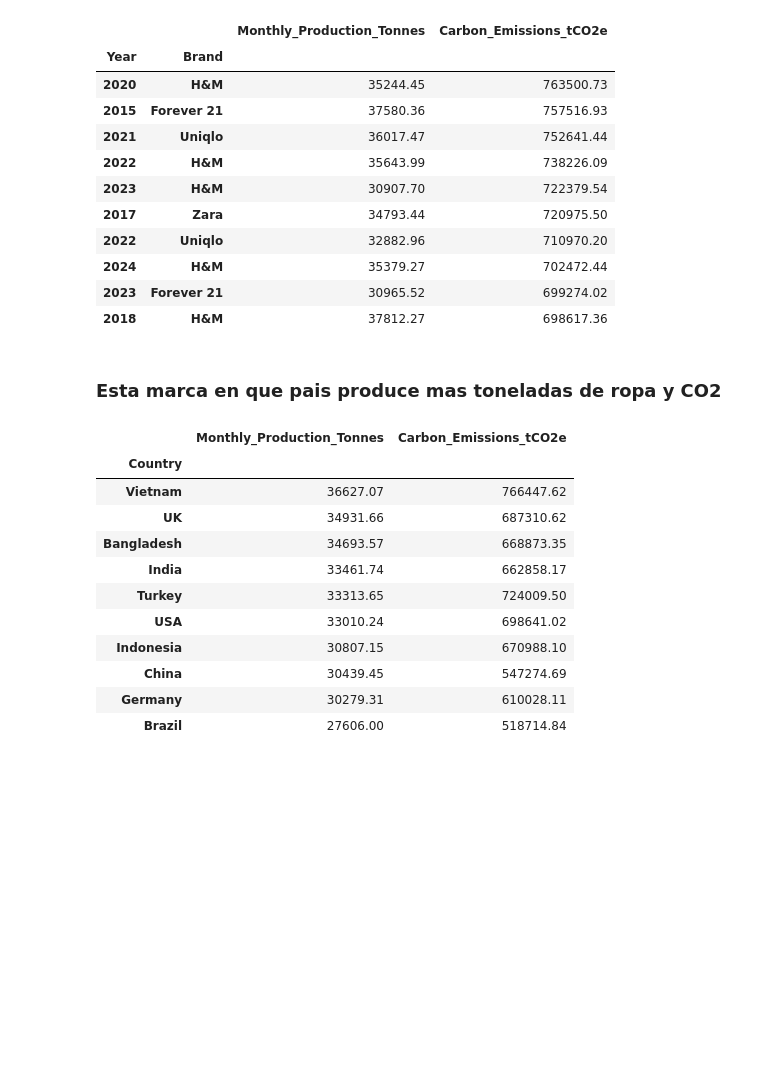
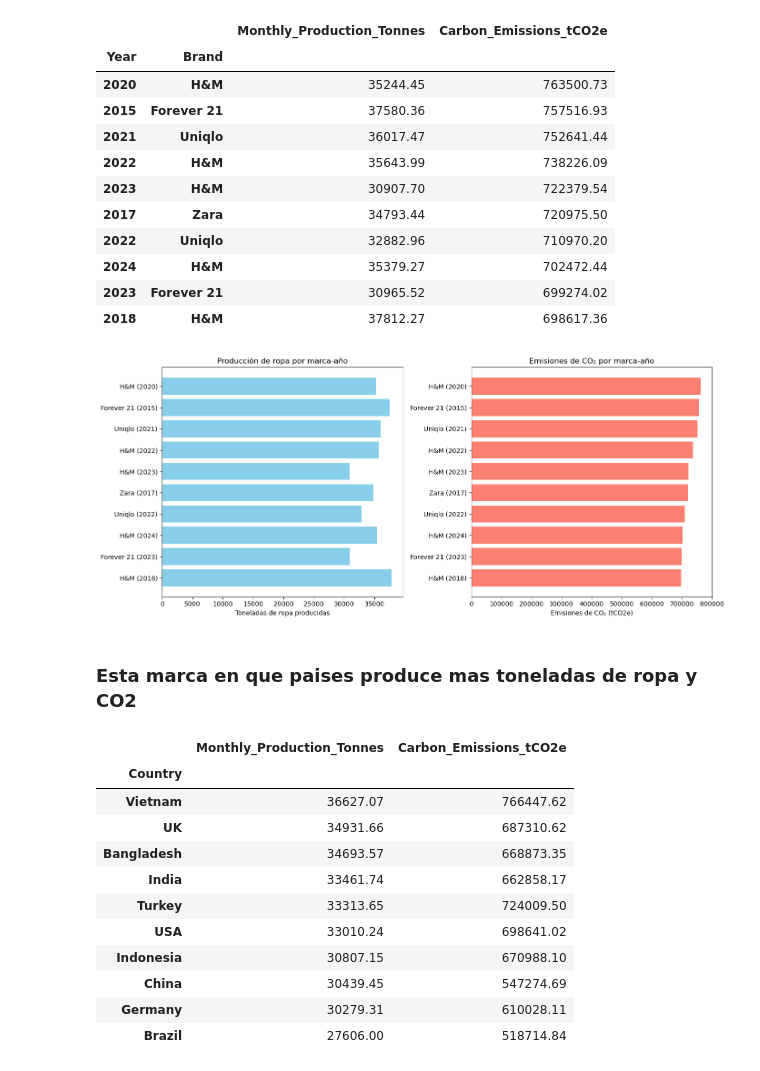
Before and after one commit to AlejandroSegura24/fast-fashion-analysis, a Jupyter notebook: notebooks/exploracion_fast_fashion.ipynb, the cells around one changed output. Cells and saved outputs as stored; diff of their text form; code cells hidden in the pictures; blank space fills up the shorter version.

```diff
--- a/notebooks/exploracion_fast_fashion.ipynb
+++ b/notebooks/exploracion_fast_fashion.ipynb
@@ -194,8 +245,44 @@ Brand_produced_co2
 | 2024 | H&M | 35379.27 | 702472.44 |
 | 2023 | Forever 21 | 30965.52 | 699274.02 |
 | 2018 | H&M | 37812.27 | 698617.36 |
+# %%
+import matplotlib.pyplot as plt
+
+# Reiniciamos el índice para poder acceder a las columnas 'Year' y 'Brand' directamente
+Brand_produced_co2 = Brand_produced_co2.reset_index()
+
+# Tamaño general de las gráficas
+plt.figure(figsize=(14, 6))
+
+# --------- 1. Gráfico de producción de ropa ----------
+plt.subplot(1, 2, 1)
+plt.barh(
+    Brand_produced_co2['Brand'] + ' (' + Brand_produced_co2['Year'].astype(str) + ')',
+    Brand_produced_co2['Monthly_Production_Tonnes'],
+    color='skyblue'
+)
+plt.xlabel('Toneladas de ropa producidas')
+plt.title('Producción de ropa por marca-año')
+plt.gca().invert_yaxis()  # Para que el mayor quede arriba
+
+# --------- 2. Gráfico de emisiones de CO2 ----------
+plt.subplot(1, 2, 2)
+plt.barh(
+    Brand_produced_co2['Brand'] + ' (' + Brand_produced_co2['Year'].astype(str) + ')',
+    Brand_produced_co2['Carbon_Emissions_tCO2e'],
+    color='salmon'
+)
+plt.xlabel('Emisiones de CO₂ (tCO2e)')
+plt.title('Emisiones de CO₂ por marca-año')
+plt.gca().invert_yaxis()
+
+# Ajustar el diseño
+plt.tight_layout()
+plt.show()
+# %% [output]
+[figure, added]
 # %% [markdown]
-### Esta marca en que pais produce mas toneladas de ropa y CO2
+### Esta marca en que paises produce mas toneladas de ropa y CO2
 # %%
 brand_produced_co2_country = data[data['Brand']=='H&M'].groupby('Country')[['Monthly_Production_Tonnes', 'Carbon_Emissions_tCO2e']].sum().sort_values(by='Monthly_Production_Tonnes',ascending=False)
 brand_produced_co2_country
```
Also changed, not shown: parts of 11 cells of this notebook.
